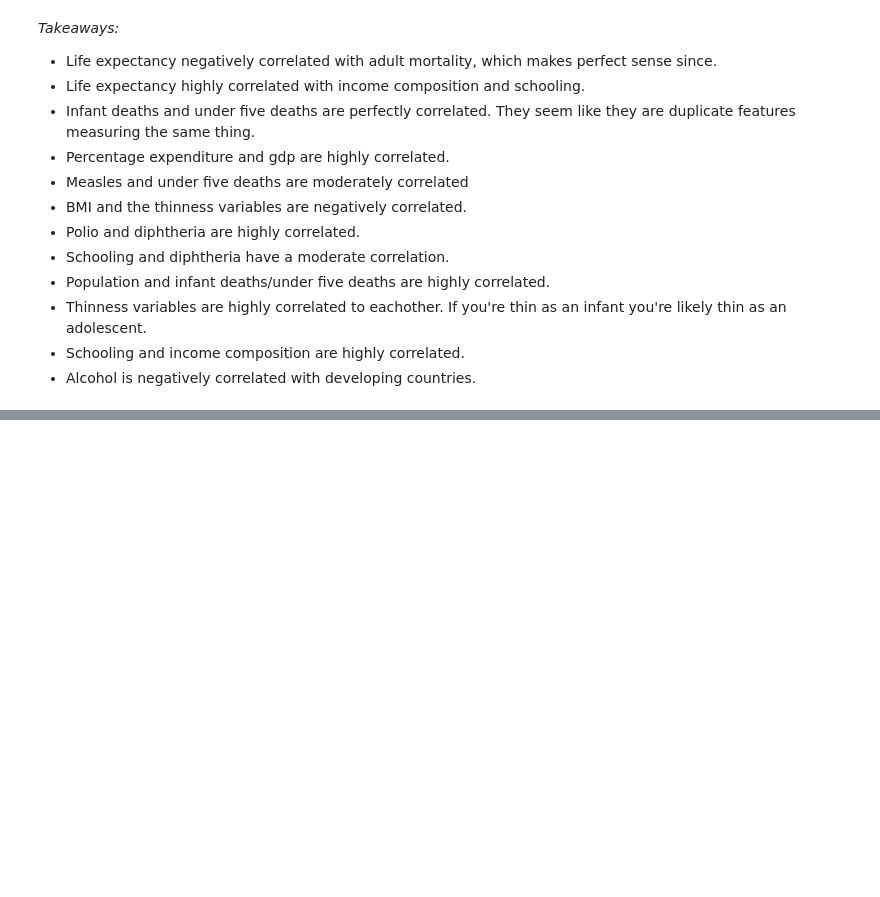
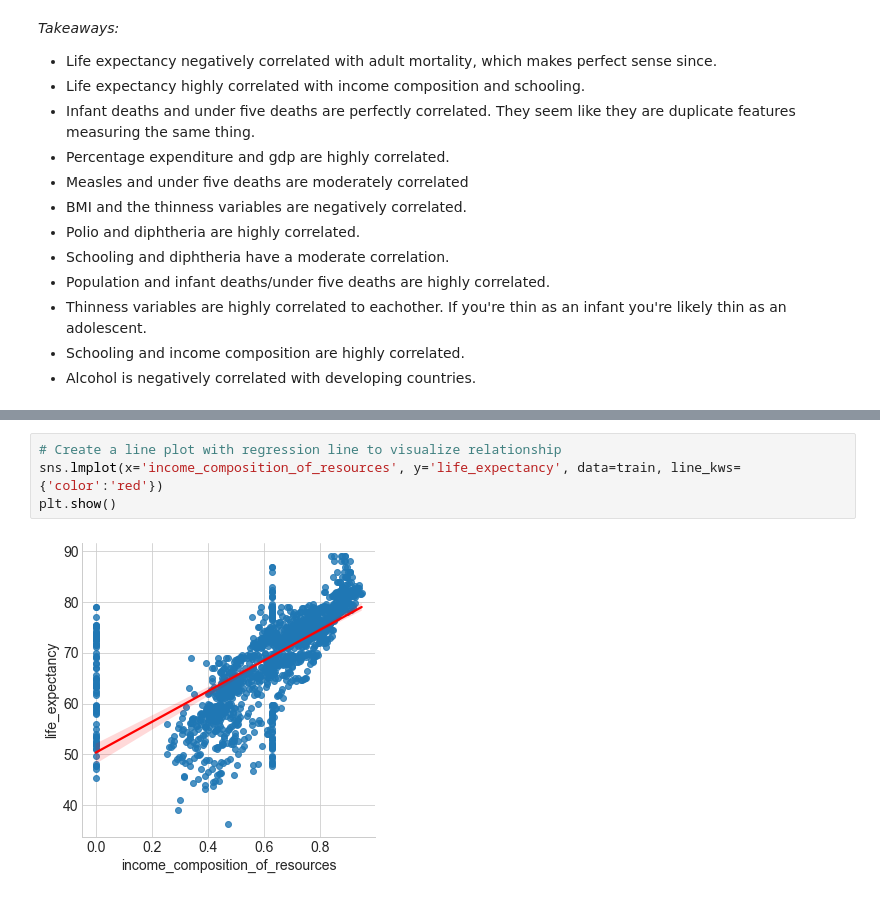
Before and after one commit to kristofer-rivera/predicting-life-expectancy, a Jupyter notebook: working_notebook.ipynb, the cells around one changed output, grey strips where cells are left out. Cells and saved outputs as stored; diff of their text form; blank space fills up the shorter version.

```diff
--- a/working_notebook.ipynb
+++ b/working_notebook.ipynb
@@ -500,0 +511,6 @@ ex.plot_categorical_and_continuous_vars(df, 'developing', 'life_expectancy')
+# %%
+# Create a line plot with regression line to visualize relationship
+sns.lmplot(x='income_composition_of_resources', y='life_expectancy', data=train, line_kws={'color':'red'})
+plt.show()
+# %% [output]
+[figure, added]
```
Also changed, not shown: parts of 32 cells of this notebook.
